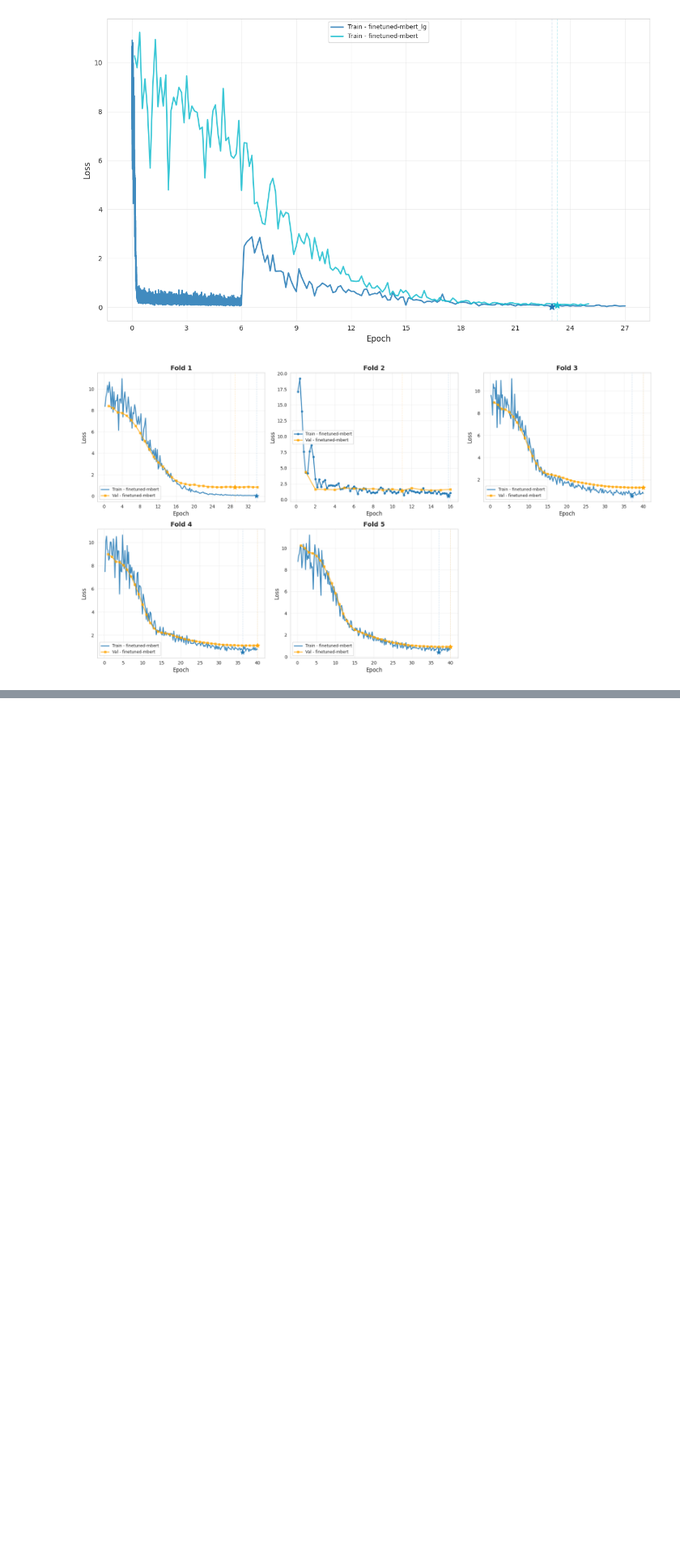
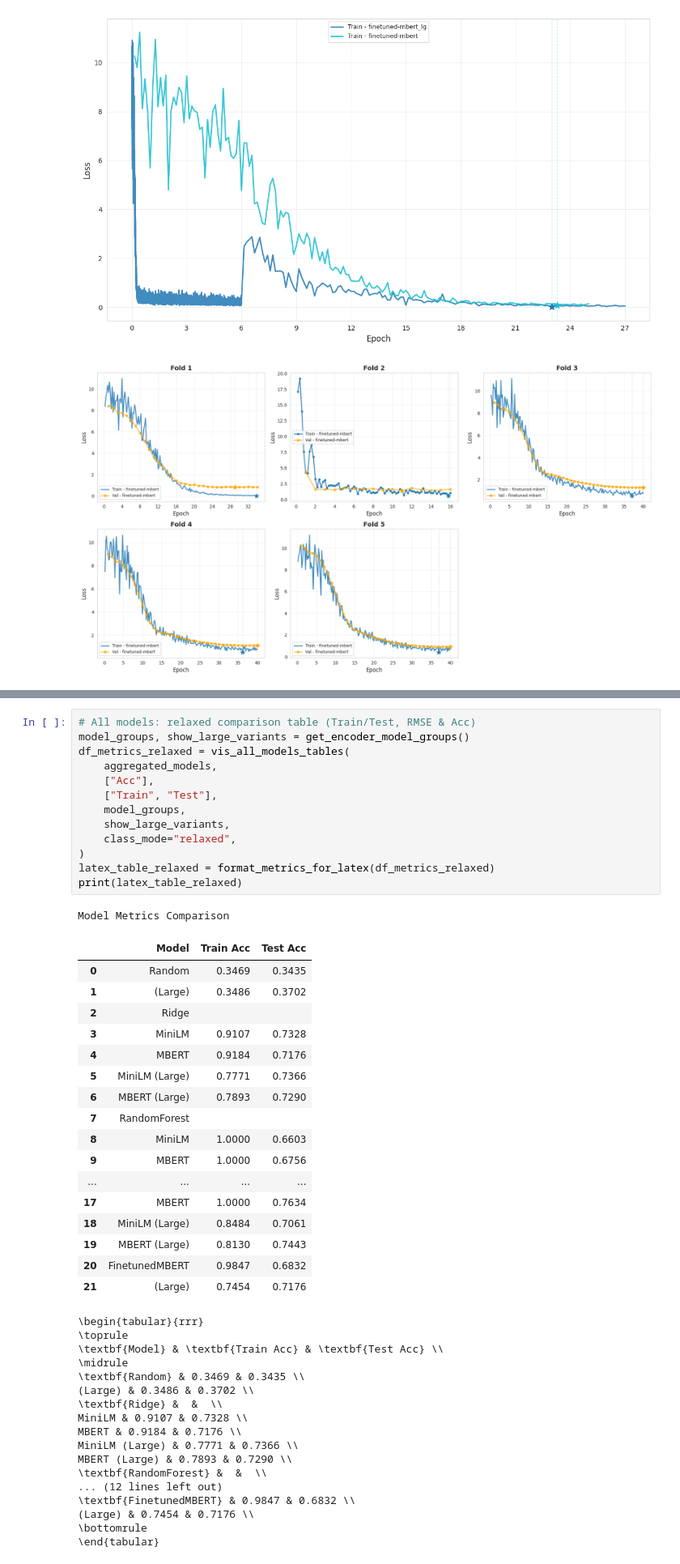
Before and after one commit to itzTerra/vis-desc, a Jupyter notebook: modules/lab/src/evaluation/encoder/encoder.ipynb, the cells around one changed output, grey strips where cells are left out. Shown at 81% size. Saved outputs shown, nothing was run; the diff lists cells and outputs as text; blank space fills up the shorter version.

```diff
--- a/modules/lab/src/evaluation/encoder/encoder.ipynb
+++ b/modules/lab/src/evaluation/encoder/encoder.ipynb
@@ -270,0 +334,49 @@ Plotting 1 validation file(s) across folds...
+# %%
+# All models: relaxed comparison table (Train/Test, RMSE & Acc)
+model_groups, show_large_variants = get_encoder_model_groups()
+df_metrics_relaxed = vis_all_models_tables(
+    aggregated_models,
+    ["Acc"],
+    ["Train", "Test"],
+    model_groups,
+    show_large_variants,
+    class_mode="relaxed",
+)
+latex_table_relaxed = format_metrics_for_latex(df_metrics_relaxed)
+print(latex_table_relaxed)
+# %% [output]
+Model Metrics Comparison
+|  | Model | Train Acc | Test Acc |
+| 0 | Random | 0.3469 | 0.3435 |
+| 1 | (Large) | 0.3486 | 0.3702 |
+| 2 | Ridge |  |  |
+| 3 | MiniLM | 0.9107 | 0.7328 |
+| 4 | MBERT | 0.9184 | 0.7176 |
+| 5 | MiniLM (Large) | 0.7771 | 0.7366 |
+| 6 | MBERT (Large) | 0.7893 | 0.7290 |
+| 7 | RandomForest |  |  |
+| 8 | MiniLM | 1.0000 | 0.6603 |
+| 9 | MBERT | 1.0000 | 0.6756 |
+| ... | ... | ... | ... |
+| 17 | MBERT | 1.0000 | 0.7634 |
+| 18 | MiniLM (Large) | 0.8484 | 0.7061 |
+| 19 | MBERT (Large) | 0.8130 | 0.7443 |
+| 20 | FinetunedMBERT | 0.9847 | 0.6832 |
+| 21 | (Large) | 0.7454 | 0.7176 |
+\begin{tabular}{rrr}
+\toprule
+\textbf{Model} & \textbf{Train Acc} & \textbf{Test Acc} \\
+\midrule
+\textbf{Random} & 0.3469 & 0.3435 \\
+(Large) & 0.3486 & 0.3702 \\
+\textbf{Ridge} &  &  \\
+MiniLM & 0.9107 & 0.7328 \\
+MBERT & 0.9184 & 0.7176 \\
+MiniLM (Large) & 0.7771 & 0.7366 \\
+MBERT (Large) & 0.7893 & 0.7290 \\
+\textbf{RandomForest} &  &  \\
+... (12 lines left out)
+\textbf{FinetunedMBERT} & 0.9847 & 0.6832 \\
+(Large) & 0.7454 & 0.7176 \\
+\bottomrule
+\end{tabular}
```
Also changed, not shown: parts of 3 cells of this notebook, 3 other files.
